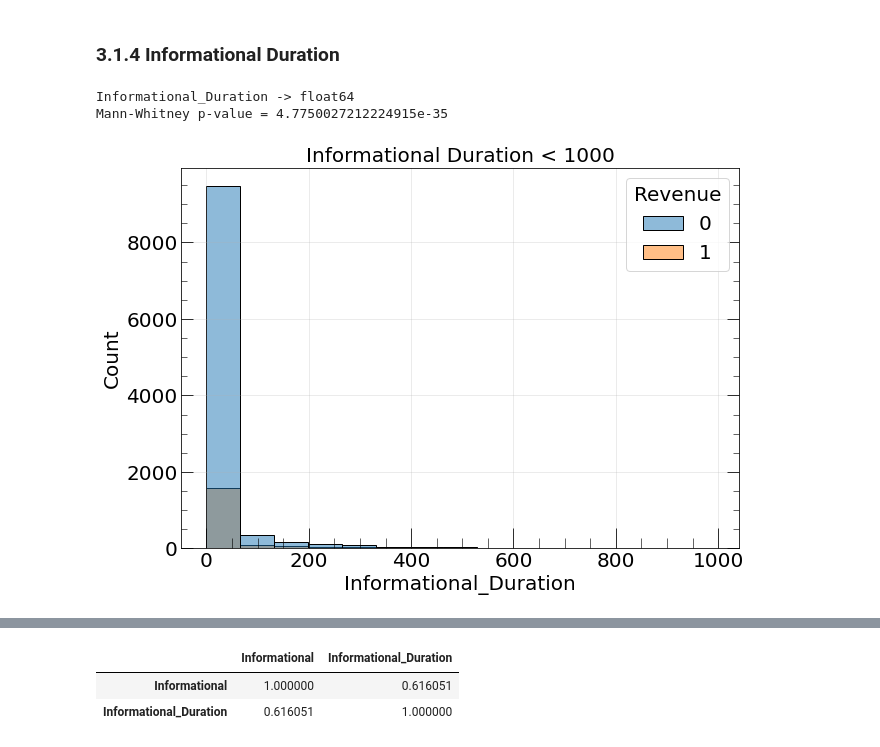
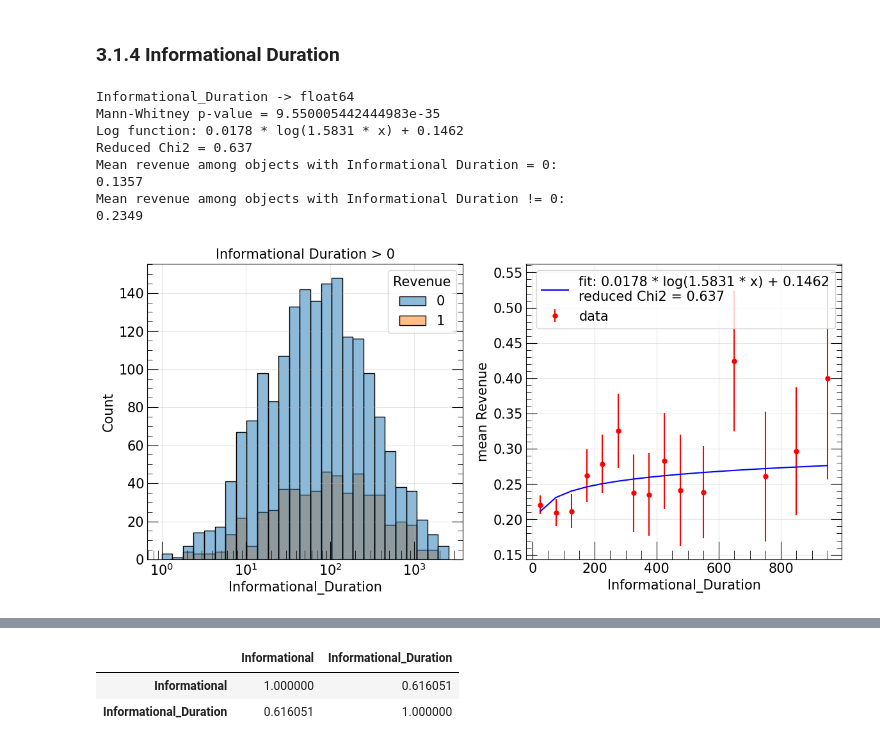
Before and after one commit to Sirnobaka/Online_Shoppers, a Jupyter notebook: Online_Shoppers.ipynb, the cells around one changed output, grey strips where cells are left out. Saved outputs shown, nothing was run; the diff lists cells and outputs as text; code cells hidden in the pictures.

```diff
--- a/Online_Shoppers.ipynb
+++ b/Online_Shoppers.ipynb
@@ -52,7 +77,5 @@ def mann_whitney(column):
 # %%
-# pd.cut() can do the same
-
-def custom_binning(col, bin_edges, include_zero):
+def custom_binning(data, col, bin_edges, include_zero):
     bin_values = [
         data[(data[col] > bin_edges[i])
              & (data[col] <= bin_edges[i + 1])].shape[0]
@@ -76,5 +101,5 @@ def custom_binning(col, bin_edges, include_zero):
 # %%
-def bin_errors(col, bin_edges, include_zero):
+def bin_errors(data, col, bin_edges, include_zero):
     bin_values = [
         data[(data[col] > bin_edges[i])
              & (data[col] <= bin_edges[i + 1])].shape[0]
@@ -510,14 +544,39 @@ plot_mean_revenue('Informational', 10, -1)
 ### 3.1.4 Informational Duration
 # %%
 print('Informational_Duration ->', data['Informational_Duration'].dtype)
-print(f"Mann-Whitney p-value = {mann_whitney('Informational_Duration')[1]}")
-sns.histplot(data=data[data['Informational_Duration'] < 1000],
+print(f"Mann-Whitney p-value = {mann_whitney(data, 'Informational_Duration')[1]}")
+
+fig, axs = plt.subplots(1, 2, figsize=(14, 6))
+
+sns.histplot(data=data[(data['Informational_Duration'] > 0)],
              x='Informational_Duration',
              hue="Revenue",
-             multiple="layer")
-plt.title('Informational Duration < 1000')
+             multiple="layer",
+             log_scale=True,
+             ax = axs[0])
+axs[0].set_title('Informational Duration > 0')
+
+bin_edges = [i*50 for i in range(10)] + [i*100 for i in range(5, 10)] + [1000, 3000]
+bin_centers = [(bin_edges[i]+bin_edges[i+1])/2 for i in range(len(bin_edges)-1)]
+bin_centers = [0] + bin_centers
+bin_values = custom_binning(data, 'Informational_Duration', bin_edges, include_zero=True)
+plot_mean_revenue_bins(data, 'Informational_Duration', bin_centers, bin_values, bin_edges, 1, -1, ax=axs[1])
+
+print('Mean revenue among objects with Informational Duration = 0:',
+      round(data.loc[data['Informational_Duration'] == 0, ['Revenue']].mean().values[0], 4),
+      sep='\n')
+print('Mean revenue among objects with Informational Duration != 0:',
+      round(data.loc[data['Informational_Duration'] != 0, ['Revenue']].mean().values[0], 4),
+      sep='\n')
+
 plt.show()
 # %% [output]
 Informational_Duration -> float64
-Mann-Whitney p-value = 4.7750027212224915e-35
+Mann-Whitney p-value = 9.550005442444983e-35
+Log function: 0.0178 * log(1.5831 * x) + 0.1462
+Reduced Chi2 = 0.637
+Mean revenue among objects with Informational Duration = 0:
+0.1357
+Mean revenue among objects with Informational Duration != 0:
+0.2349
-[figure, old version]
+[figure, new version]
```
Also changed, not shown: parts of 230 cells of this notebook.
